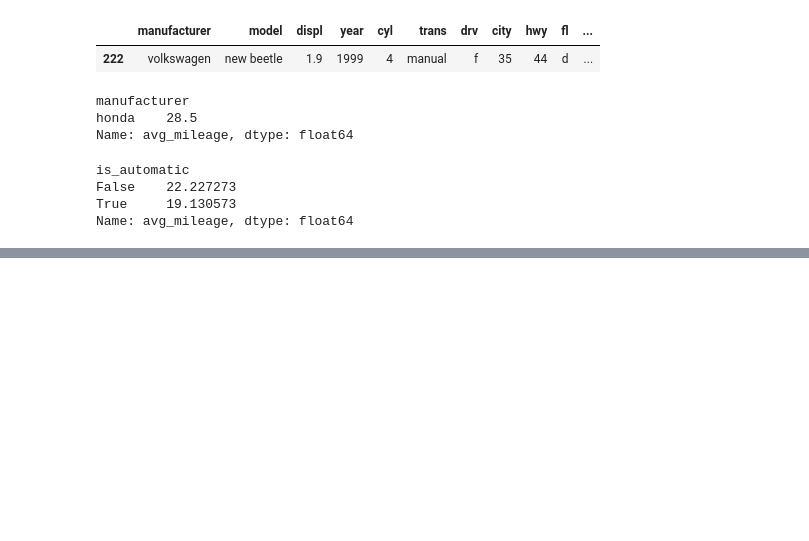
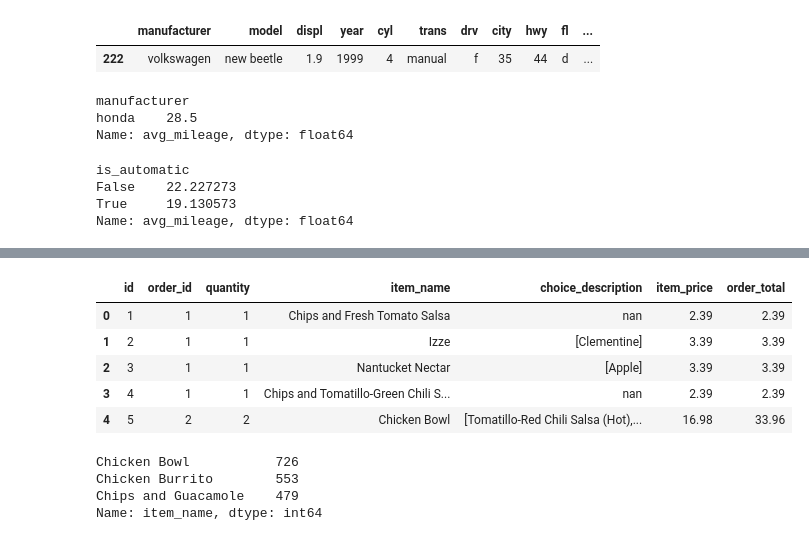
Before and after one commit to tim-keriazes/numpy-pandas-visualization-exercises, a Jupyter notebook: advanced_dataframes.ipynb, the cells around one changed output, grey strips where cells are left out. Cells and saved outputs as stored; diff of their text form; code cells hidden in the pictures; blank space fills up the shorter version.

```diff
--- a/advanced_dataframes.ipynb
+++ b/advanced_dataframes.ipynb
@@ -432,0 +498,19 @@ dtype: float64
+# %%
+chipotle['order_total'] = chipotle.quantity * chipotle.item_price
+chipotle.head()
+#new column with order totals
+# %% [output]
+|  | id | order_id | quantity | item_name | choice_description | item_price | order_total |
+| 0 | 1 | 1 | 1 | Chips and Fresh Tomato Salsa | nan | 2.39 | 2.39 |
+| 1 | 2 | 1 | 1 | Izze | [Clementine] | 3.39 | 3.39 |
+| 2 | 3 | 1 | 1 | Nantucket Nectar | [Apple] | 3.39 | 3.39 |
+| 3 | 4 | 1 | 1 | Chips and Tomatillo-Green Chili S... | nan | 2.39 | 2.39 |
+| 4 | 5 | 2 | 2 | Chicken Bowl | [Tomatillo-Red Chili Salsa (Hot),... | 16.98 | 33.96 |
+# %%
+chipotle.item_name.value_counts().nlargest(n=3)
+#grabbed the unique item names chained with value counts and nlargest to grab top three
+# %% [output]
+Chicken Bowl           726
+Chicken Burrito        553
+Chips and Guacamole    479
+Name: item_name, dtype: int64
```
Also changed, not shown: parts of 15 cells of this notebook.
